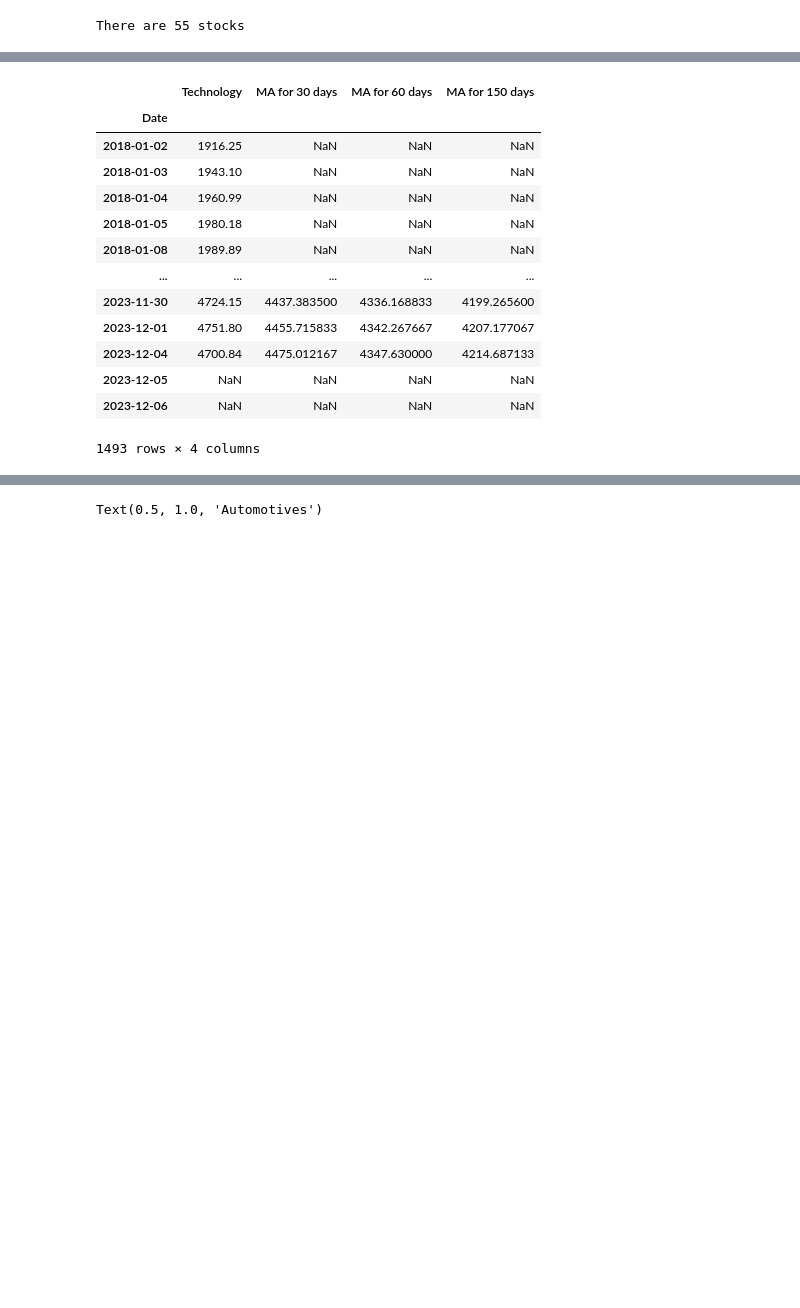
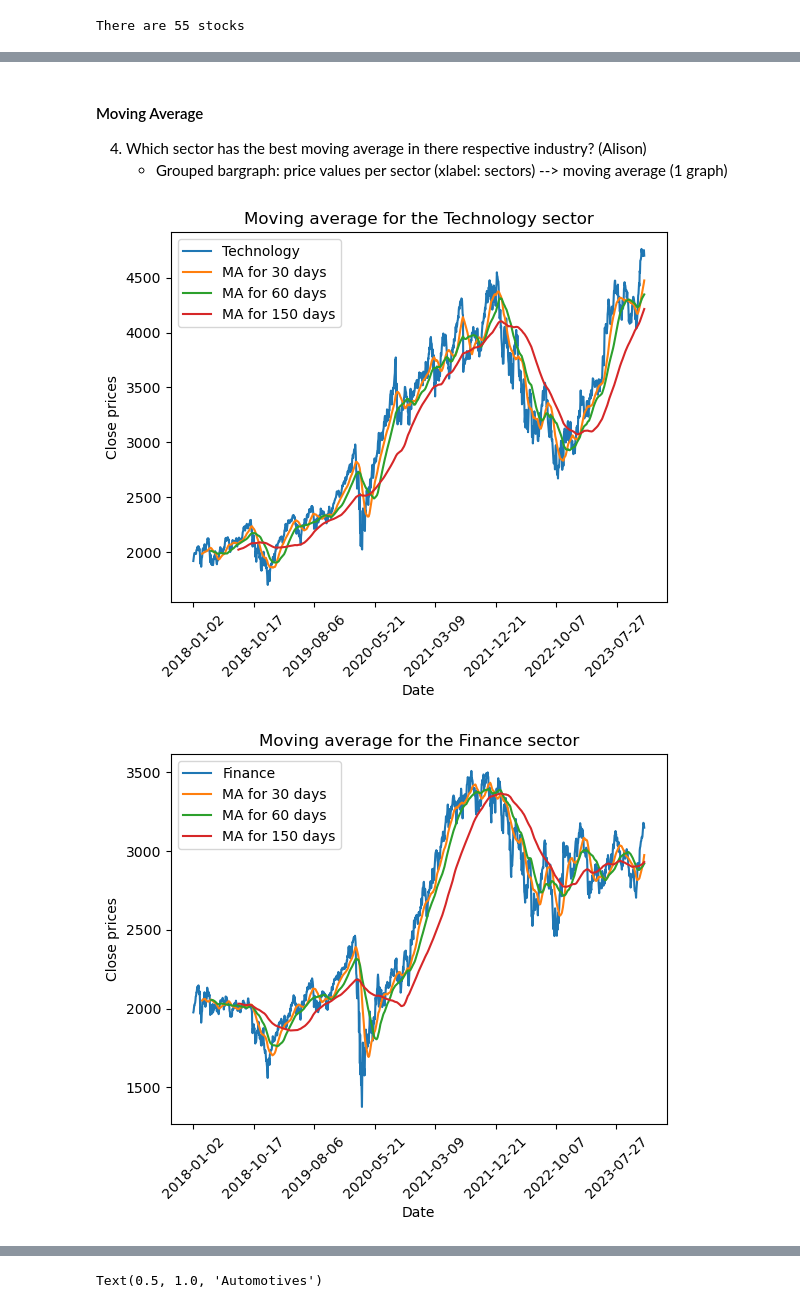
Before and after one commit to alisonands/Stock-Analysis, a Jupyter notebook: Tech/visualizations.ipynb, the cells around one changed output, grey strips where cells are left out. Saved outputs shown, nothing was run; the diff lists cells and outputs as text; code cells hidden in the pictures; blank space fills up the shorter version.

```diff
--- a/Tech/visualizations.ipynb
+++ b/Tech/visualizations.ipynb
@@ -73,28 +89,24 @@ close_prices_sector
+# %% [markdown]
+#### Moving Average
+4. Which sector has the best moving average in there respective industry? (Alison)
+    - Grouped bargraph: price values per sector (xlabel: sectors) --> moving average (1 graph)
 # %%
 mov_avg_dict = {}
 ma_days = [30, 60, 150]
 for sector in data_sectors:
     mov_avg = {}
     mov_avg[sector] = close_prices_sector[sector]
     for ma in ma_days:
         column_name = f"MA for {ma} days"
         mov_avg[column_name] = close_prices_sector[sector].rolling(ma).mean()
     mov_avg_df = pd.DataFrame(mov_avg)
     mov_avg_dict[sector] = mov_avg_df
+    mov_avg_dict[sector].plot(rot = 45,
+                              ylabel = 'Close prices',
+                              title = f'Moving average for the {sector} sector')
 
-mov_avg_dict['Technology']
+
+# mov_avg_dict['Technology']
 # %% [output]
-|  | Technology | MA for 30 days | MA for 60 days | MA for 150 days |
-| Date |  |  |  |  |
-| 2018-01-02 | 1916.25 | NaN | NaN | NaN |
-| 2018-01-03 | 1943.10 | NaN | NaN | NaN |
-| 2018-01-04 | 1960.99 | NaN | NaN | NaN |
-| 2018-01-05 | 1980.18 | NaN | NaN | NaN |
-| 2018-01-08 | 1989.89 | NaN | NaN | NaN |
-| ... | ... | ... | ... | ... |
-| 2023-11-30 | 4724.15 | 4437.383500 | 4336.168833 | 4199.265600 |
-| 2023-12-01 | 4751.80 | 4455.715833 | 4342.267667 | 4207.177067 |
-| 2023-12-04 | 4700.84 | 4475.012167 | 4347.630000 | 4214.687133 |
-| 2023-12-05 | NaN | NaN | NaN | NaN |
-| 2023-12-06 | NaN | NaN | NaN | NaN |
-1493 rows × 4 columns
+[figure, added]
+[figure, added]
```
Also changed, not shown: parts of 9 cells of this notebook.
